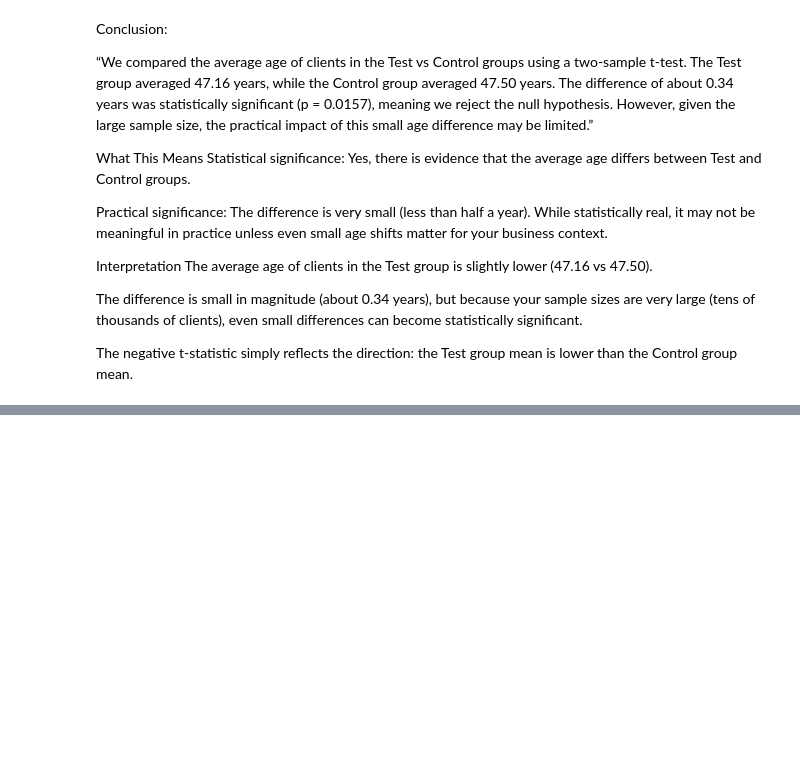
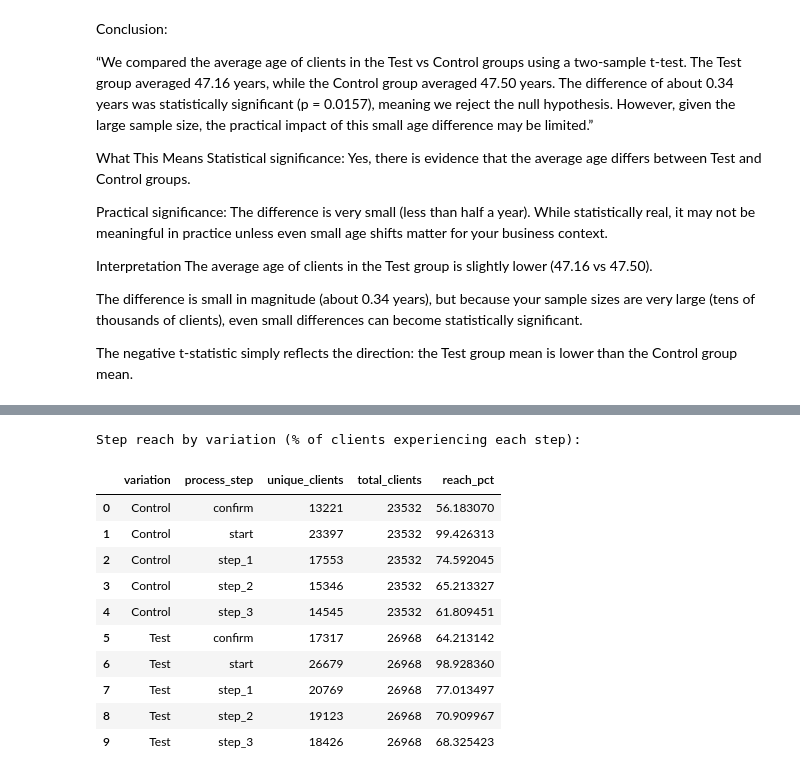
Before and after one commit to alanlupatini/targaryan, a Jupyter notebook: notebooks/project_rui.ipynb, the cells around one changed output, grey strips where cells are left out. Cells and saved outputs as stored; diff of their text form; code cells hidden in the pictures; blank space fills up the shorter version.

```diff
--- a/notebooks/project_rui.ipynb
+++ b/notebooks/project_rui.ipynb
@@ -654,0 +941,30 @@ H₁ (alternative): Clients who prefer digital channels are more likely to engag
+# %%
+import pandas as pd
+
+# --- STEP 1: Ensure datetime is parsed ---
+df_web_clean["date_time"] = pd.to_datetime(df_web_clean["date_time"])
+
+# --- STEP 2: Merge variation info from experiment dataframe ---
+df_web_clean = df_web_clean.merge(
+    df_experiment_clean[["client_id", "variation"]],
+    on="client_id",
+    how="left"
+)
+
+# --- STEP 3: Sample sizes per variation ---
+sample_sizes = df_web_clean.groupby("variation")["client_id"].nunique()
+print("Sample sizes per variation:\n", sample_sizes)
+
+# --- STEP 4: Experiment duration ---
+start_date = df_web_clean["date_time"].min()
+end_date   = df_web_clean["date_time"].max()
+duration_days = (end_date - start_date).days + 1
+
+print(f"\nExperiment ran from {start_date} to {end_date} ({duration_days} days).")
+
+# --- STEP 5: Sufficiency check ---
+for var, size in sample_sizes.items():
+    if size > 1000:
+        print(f"{var}: {size} users → sufficient sample size ✅")
+    else:
+        print(f"{var}: {size} users → may be underpowered ⚠️")
@@ -654,0 +983,28 @@ H₁ (alternative): Clients who prefer digital channels are more likely to engag
+# %%
+# Share of clients reaching each step, by variation
+step_reach = (
+    df_web_clean.groupby(["client_id","process_step"]).size().reset_index(name="events")
+    .merge(df_experiment_clean[["client_id","variation"]], on="client_id", how="left")
+    .groupby(["variation","process_step"])["client_id"].nunique()
+    .reset_index(name="unique_clients")
+)
+
+total_clients = df_experiment_clean.groupby("variation")["client_id"].nunique().reset_index(name="total_clients")
+step_reach = step_reach.merge(total_clients, on="variation", how="left")
+step_reach["reach_pct"] = 100 * step_reach["unique_clients"] / step_reach["total_clients"]
+
+print("\nStep reach by variation (% of clients experiencing each step):")
+display(step_reach.sort_values(["variation","process_step"]))
+# %% [output]
+Step reach by variation (% of clients experiencing each step):
+|  | variation | process_step | unique_clients | total_clients | reach_pct |
+| 0 | Control | confirm | 13221 | 23532 | 56.183070 |
+| 1 | Control | start | 23397 | 23532 | 99.426313 |
+| 2 | Control | step_1 | 17553 | 23532 | 74.592045 |
+| 3 | Control | step_2 | 15346 | 23532 | 65.213327 |
+| 4 | Control | step_3 | 14545 | 23532 | 61.809451 |
+| 5 | Test | confirm | 17317 | 26968 | 64.213142 |
+| 6 | Test | start | 26679 | 26968 | 98.928360 |
+| 7 | Test | step_1 | 20769 | 26968 | 77.013497 |
+| 8 | Test | step_2 | 19123 | 26968 | 70.909967 |
+| 9 | Test | step_3 | 18426 | 26968 | 68.325423 |
```
Also changed, not shown: parts of 31 cells of this notebook.
